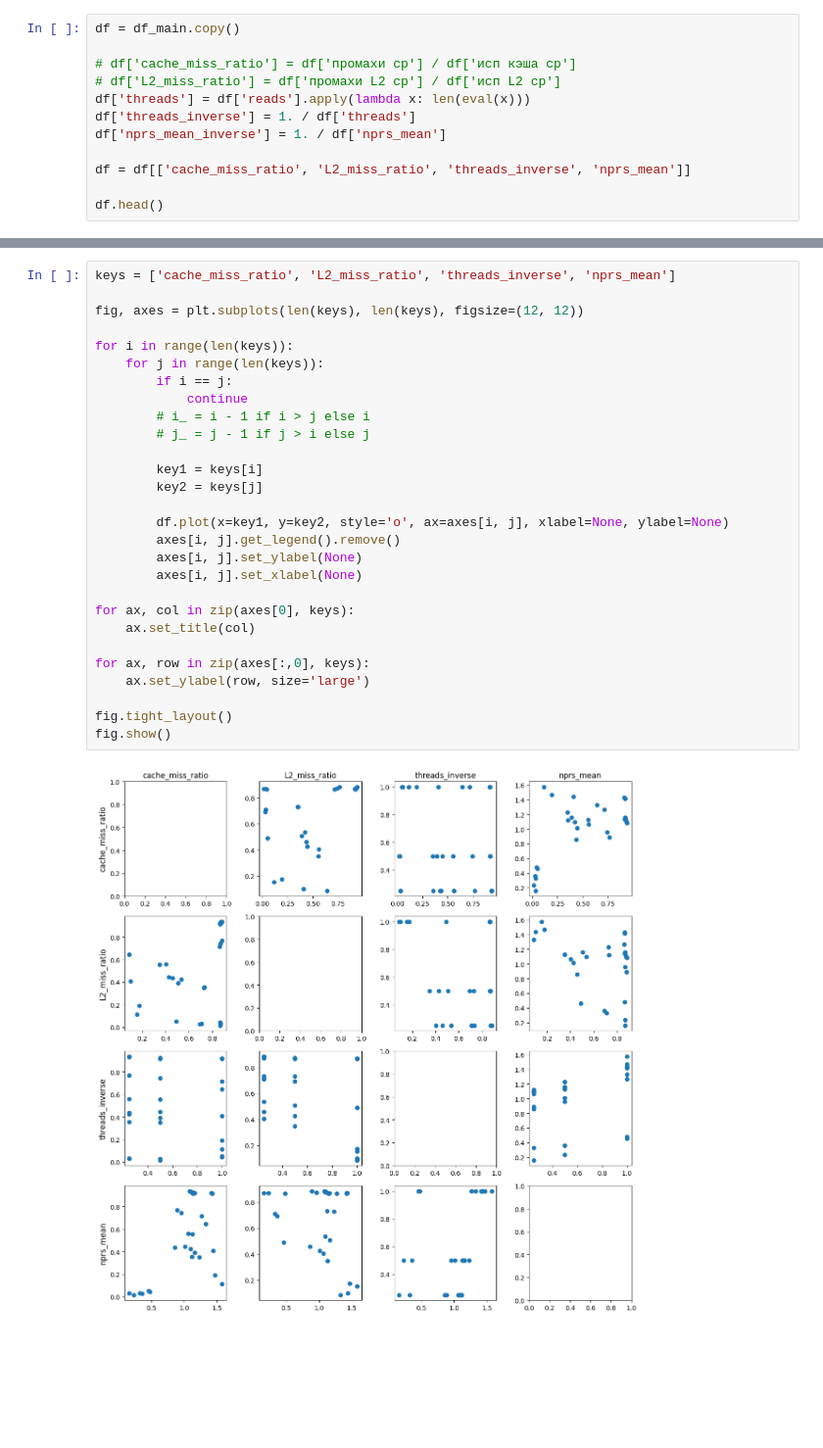
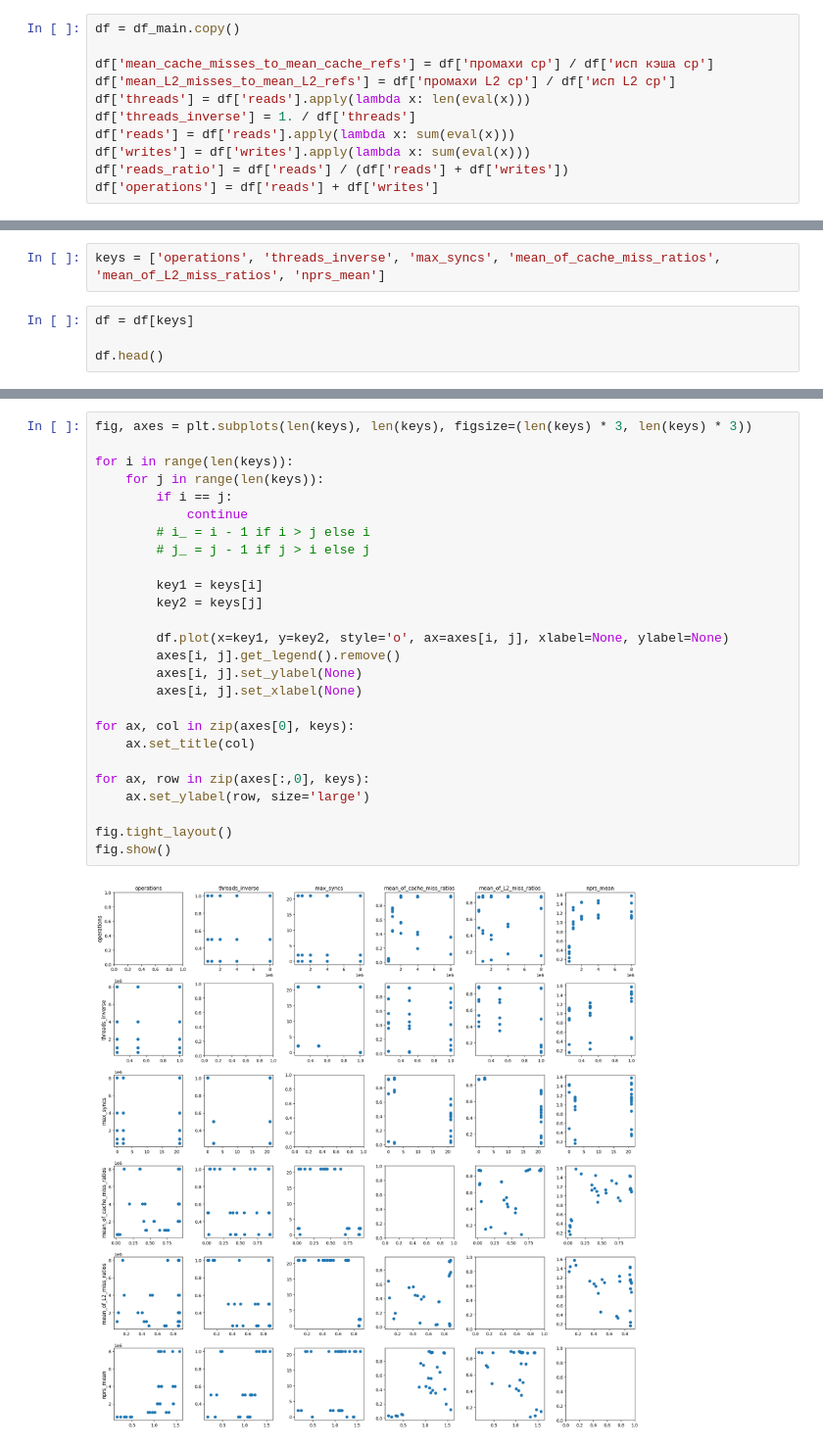
Before and after one commit to KalachevGleb/circuit-split, a Jupyter notebook: python/big_scheme_stats/arena.ipynb, the cells around one changed output, grey strips where cells are left out. Shown at 98% size. Drawn from its saved outputs; the diff is of its cells as text; blank space fills up the shorter version.

```diff
--- a/python/big_scheme_stats/arena.ipynb
+++ b/python/big_scheme_stats/arena.ipynb
@@ -19,12 +26,11 @@ df_main.head()
 # %%
 df = df_main.copy()
 
-# df['cache_miss_ratio'] = df['промахи ср'] / df['исп кэша ср']
-# df['L2_miss_ratio'] = df['промахи L2 ср'] / df['исп L2 ср']
+df['mean_cache_misses_to_mean_cache_refs'] = df['промахи ср'] / df['исп кэша ср']
+df['mean_L2_misses_to_mean_L2_refs'] = df['промахи L2 ср'] / df['исп L2 ср']
 df['threads'] = df['reads'].apply(lambda x: len(eval(x)))
 df['threads_inverse'] = 1. / df['threads']
-df['nprs_mean_inverse'] = 1. / df['nprs_mean']
-
-df = df[['cache_miss_ratio', 'L2_miss_ratio', 'threads_inverse', 'nprs_mean']]
-
-df.head()
+df['reads'] = df['reads'].apply(lambda x: sum(eval(x)))
+df['writes'] = df['writes'].apply(lambda x: sum(eval(x)))
+df['reads_ratio'] = df['reads'] / (df['reads'] + df['writes'])
+df['operations'] = df['reads'] + df['writes']
@@ -37,0 +37,6 @@ df.head()
+# %%
+keys = ['operations', 'threads_inverse', 'max_syncs', 'mean_of_cache_miss_ratios', 'mean_of_L2_miss_ratios', 'nprs_mean']
+# %%
+df = df[keys]
+
+df.head()
@@ -38,33 +50,31 @@ df.head()
 # %%
-keys = ['cache_miss_ratio', 'L2_miss_ratio', 'threads_inverse', 'nprs_mean']
-
-fig, axes = plt.subplots(len(keys), len(keys), figsize=(12, 12))
+fig, axes = plt.subplots(len(keys), len(keys), figsize=(len(keys) * 3, len(keys) * 3))
 
 for i in range(len(keys)):
     for j in range(len(keys)):
         if i == j:
             continue
         # i_ = i - 1 if i > j else i
         # j_ = j - 1 if j > i else j
 
         key1 = keys[i]
         key2 = keys[j]
 
         df.plot(x=key1, y=key2, style='o', ax=axes[i, j], xlabel=None, ylabel=None)
         axes[i, j].get_legend().remove()
         axes[i, j].set_ylabel(None)
         axes[i, j].set_xlabel(None)
 
 for ax, col in zip(axes[0], keys):
     ax.set_title(col)
 
 for ax, row in zip(axes[:,0], keys):
     ax.set_ylabel(row, size='large')
 
 fig.tight_layout()
 fig.show()
 # %% [output]
-[figure, old version]
+[figure, new version]
 # %%
 df.corr()
 # %% [output]
```
Also changed, not shown: parts of 10 cells of this notebook, 1 other file.
